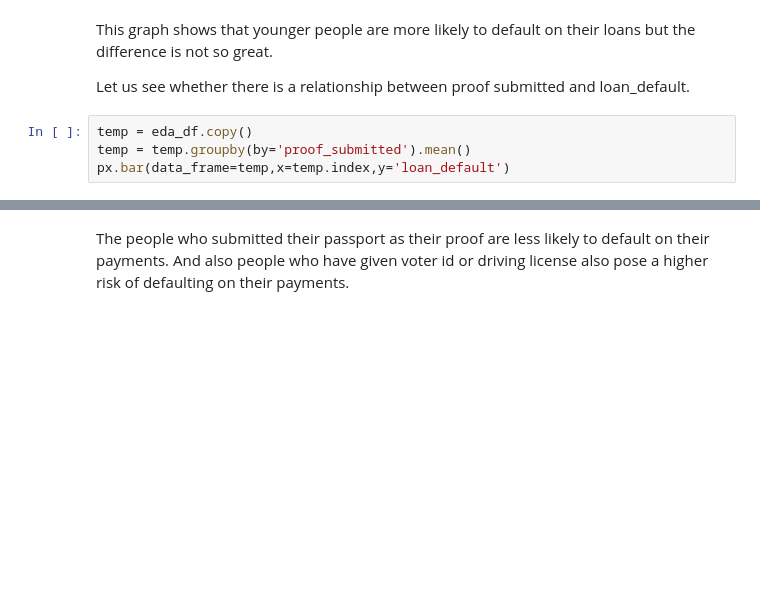
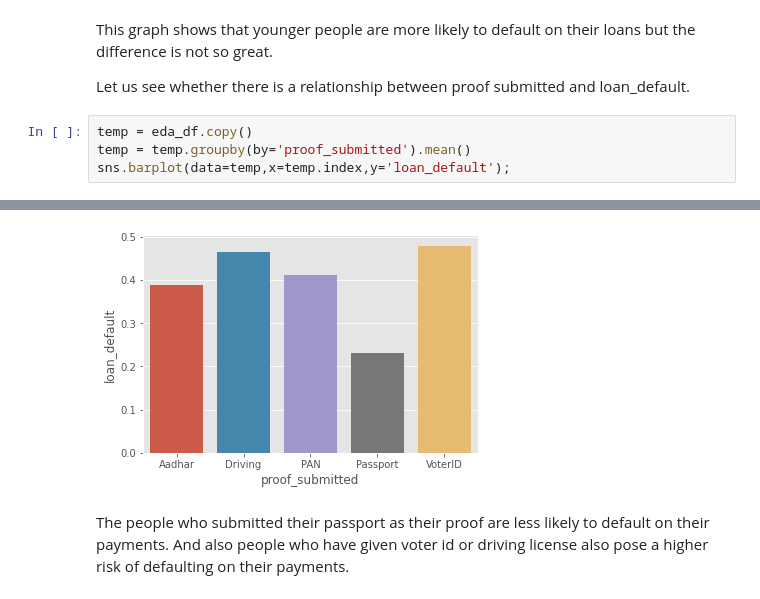
Before and after one commit to Deepakvk18/Machine-Learning, a Jupyter notebook: loan-defaulter-prediction.ipynb, the cells around one changed output, grey strips where cells are left out. Saved outputs shown, nothing was run; the diff lists cells and outputs as text; blank space fills up the shorter version.

```diff
--- a/loan-defaulter-prediction.ipynb
+++ b/loan-defaulter-prediction.ipynb
@@ -211,5 +214,5 @@ Let us see whether there is a relationship between proof submitted and loan_defa
 # %%
 temp = eda_df.copy()
 temp = temp.groupby(by='proof_submitted').mean()
-px.bar(data_frame=temp,x=temp.index,y='loan_default')
+sns.barplot(data=temp,x=temp.index,y='loan_default');
 # %% [output]
@@ -217,2 +219,3 @@ px.bar(data_frame=temp,x=temp.index,y='loan_default')
+[figure, added]
 # %% [markdown]
 The people who submitted their passport as their proof are less likely to default on their payments. And also people who have given voter id or driving license also pose a higher risk of defaulting on their payments.
```
Also changed, not shown: parts of 31 cells of this notebook.
